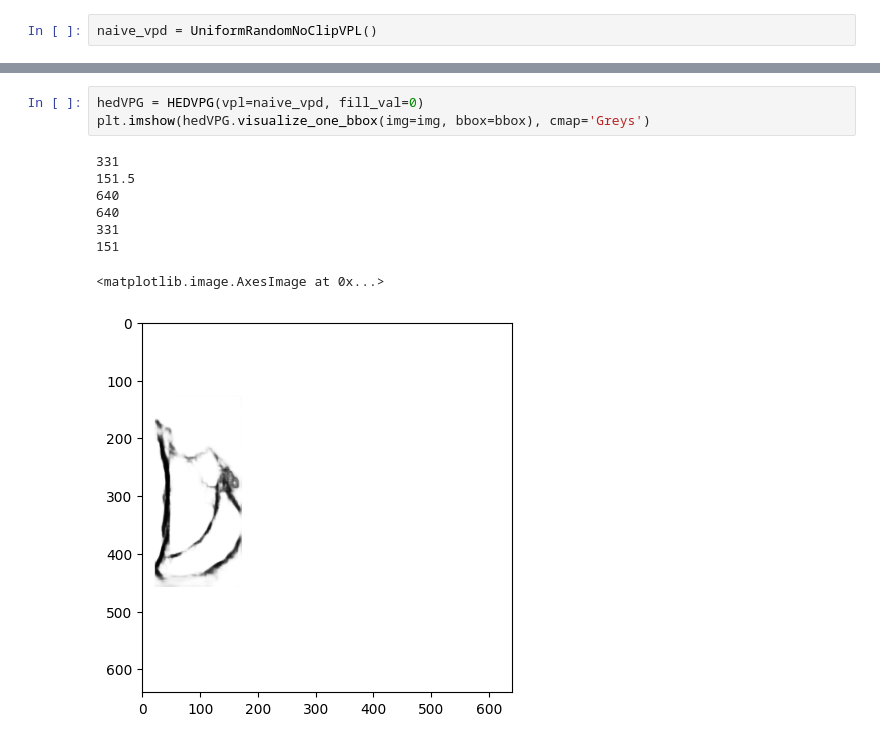
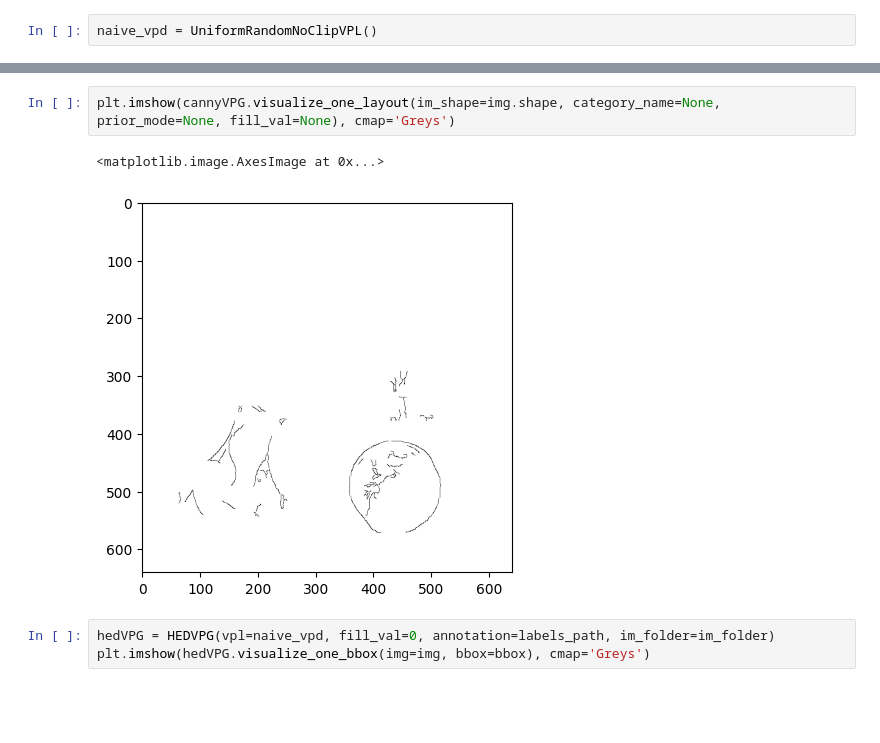
Before and after one commit to FANGAreNotGnu/ControlNet, a Jupyter notebook: dad/vis_prior/test_vis_prior_generation.ipynb, the cells around one changed output, grey strips where cells are left out. Cells and saved outputs as stored; diff of their text form; blank space fills up the shorter version.

Commit message:
test zero shot generation from layout

```diff
--- a/dad/vis_prior/test_vis_prior_generation.ipynb
+++ b/dad/vis_prior/test_vis_prior_generation.ipynb
@@ -95,12 +92,8 @@ plt.imshow(cannyVPG.visualize_one_bbox(img=img, bbox=bbox), cmap='Greys')
+# %%
+plt.imshow(cannyVPG.visualize_one_layout(im_shape=img.shape, category_name=None, prior_mode=None, fill_val=None), cmap='Greys')
+# %% [output]
+<matplotlib.image.AxesImage at 0x...>
+[figure, added]
 # %%
-hedVPG = HEDVPG(vpl=naive_vpd, fill_val=0)
+hedVPG = HEDVPG(vpl=naive_vpd, fill_val=0, annotation=labels_path, im_folder=im_folder)
 plt.imshow(hedVPG.visualize_one_bbox(img=img, bbox=bbox), cmap='Greys')
-# %% [output]
-331
-151.5
-640
-640
-331
-151
-<matplotlib.image.AxesImage at 0x...>
-[figure, removed]
```
Also changed, not shown: parts of 11 cells of this notebook, 3 other files.
